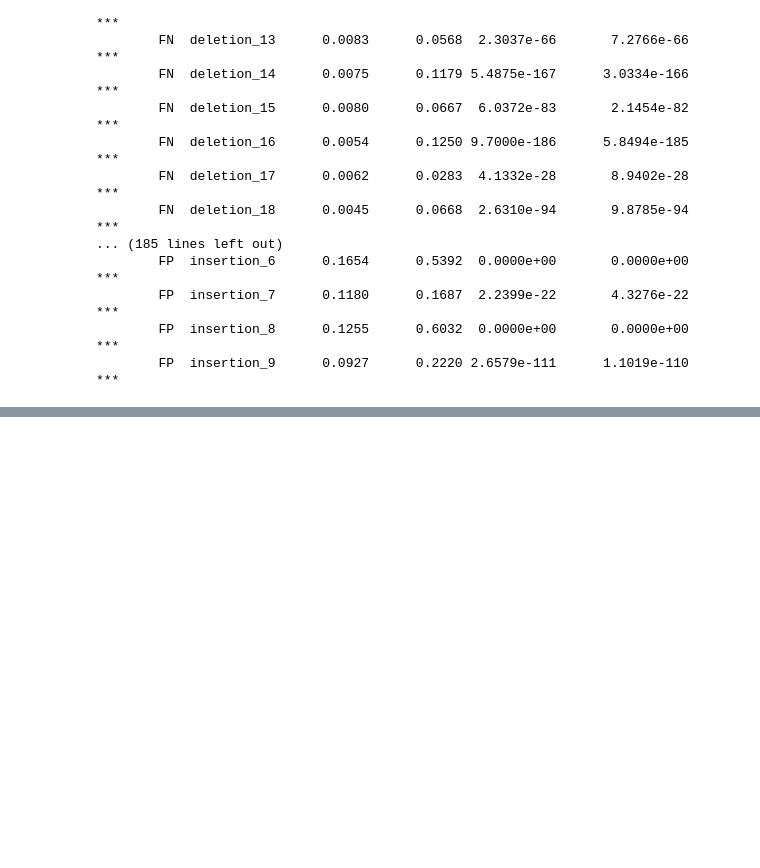
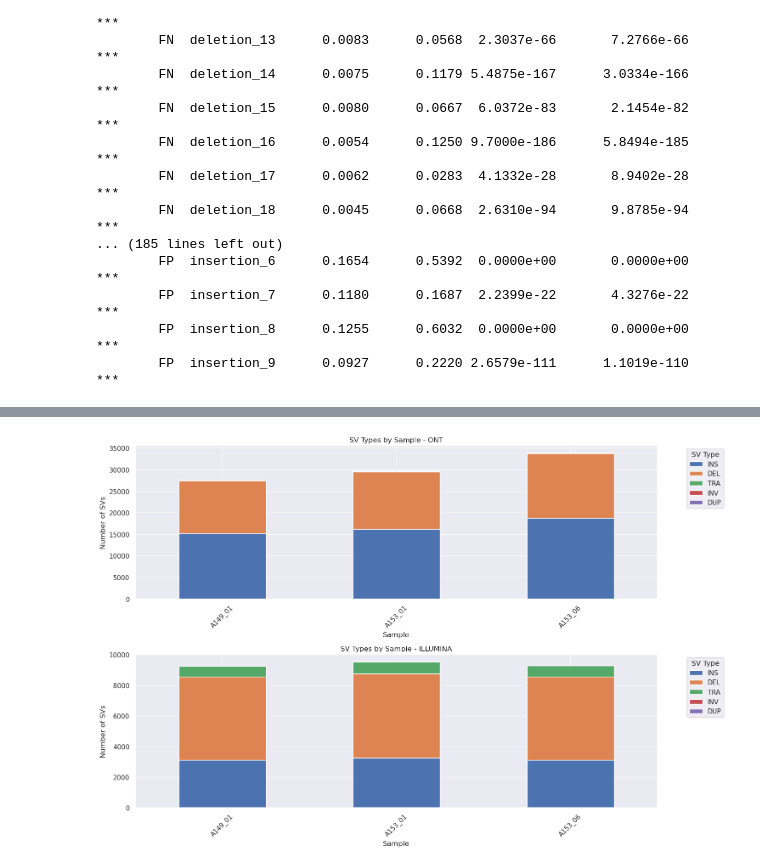
Before and after one commit to KHP-Informatics/ont-benchmark, a Jupyter notebook: jupyter/ont-benchmark.ipynb, the cells around one changed output, grey strips where cells are left out. Drawn from its saved outputs; the diff is of its cells as text; code cells hidden in the pictures; blank space fills up the shorter version.

```diff
--- a/jupyter/ont-benchmark.ipynb
+++ b/jupyter/ont-benchmark.ipynb
@@ -674,0 +971,13 @@ Error Type   Indel Type HC Rate (%) LC Rate (%)     p-value Adjusted p-value Sig
+# %%
+def analyze_sv_types(sv_data):
+    type_counts = defaultdict(lambda: defaultdict(int))
+    for sample_id, data in sv_data.items():
+        for platform in ["ont", "illumina"]:
+            for sv_type, count in data[platform]["type"].value_counts().items():
+                type_counts[(sample_id, platform)][sv_type] = count
+    return pd.DataFrame(type_counts).T
+
+
+sv_types = analyze_sv_types(sv_data)
+print("\nSV type counts:")
+sv_types
@@ -674,0 +993,15 @@ Error Type   Indel Type HC Rate (%) LC Rate (%)     p-value Adjusted p-value Sig
+# %%
+plt.figure(figsize=(15, 10))
+for i, platform in enumerate(["ont", "illumina"]):
+    plt.subplot(2, 1, i + 1)
+    sv_types.xs(platform, level=1).plot(kind="bar", stacked=True, ax=plt.gca())
+    plt.title(f"SV Types by Sample - {platform.upper()}")
+    plt.xlabel("Sample")
+    plt.ylabel("Number of SVs")
+    plt.legend(title="SV Type", bbox_to_anchor=(1.05, 1), loc="upper left")
+    plt.xticks(rotation=45)
+
+plt.tight_layout()
+plt.show()
+# %% [output]
+[figure, added]
```
Also changed, not shown: parts of 21 cells of this notebook.
